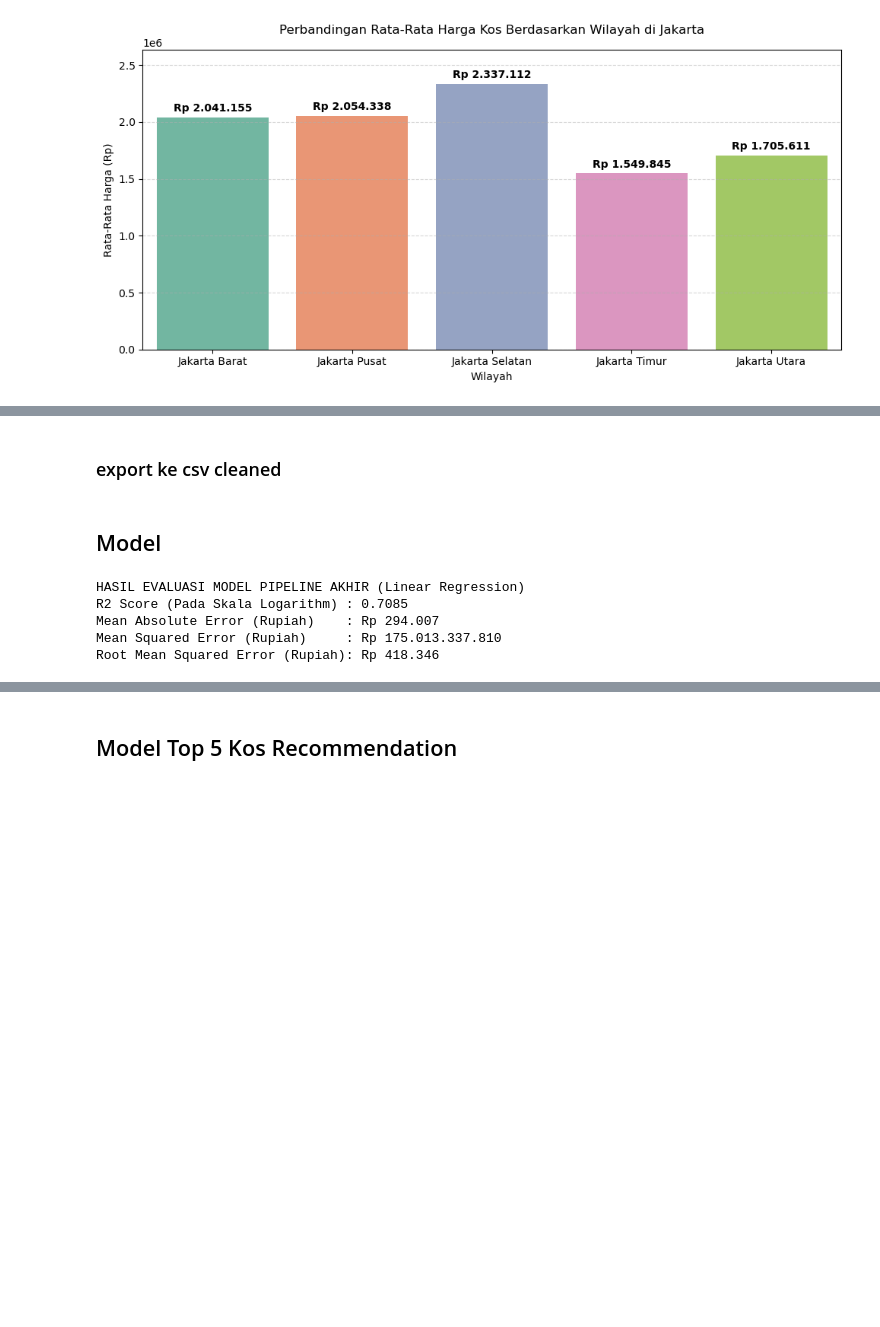
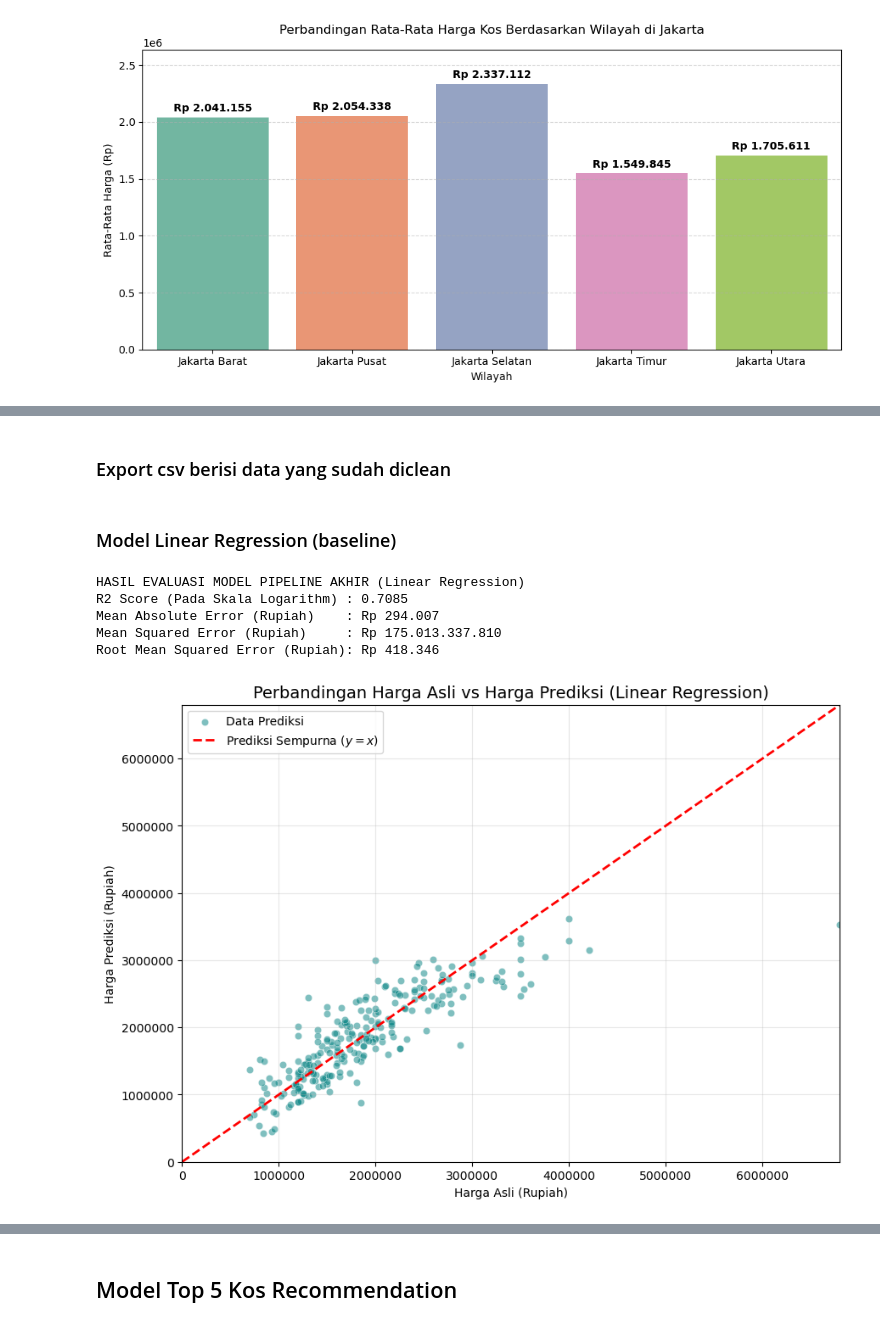
Before and after one commit to NicholasHubert/prediksi_harga_kos, a Jupyter notebook: notebooks/EDA_Model.ipynb, the cells around one changed output, grey strips where cells are left out. Saved outputs shown, nothing was run; the diff lists cells and outputs as text; code cells hidden in the pictures; blank space fills up the shorter version.

Commit message:
merapikan file eda_model.ipynb

```diff
--- a/notebooks/EDA_Model.ipynb
+++ b/notebooks/EDA_Model.ipynb
@@ -409,11 +482,11 @@ Data columns (total 39 columns):
 dtypes: float64(6), int64(29), object(4)
 memory usage: 385.3+ KB
 # %% [markdown]
-### export ke csv cleaned
+### Export csv berisi data yang sudah diclean
 # %%
 df.to_csv('../data/Data_Indekos_Jabodetabek_Mamikos_Cleaned.csv', index=False, float_format='%.2f')
 # %% [markdown]
-## Model
+### Model Linear Regression (baseline)
 # %%
 X = df.drop(columns=['price', 'location','room_name'])
 y = df['price']
@@ -445,3 +518,24 @@ R2 Score (Pada Skala Logarithm) : 0.7085
 Mean Absolute Error (Rupiah)    : Rp 294.007
 Mean Squared Error (Rupiah)     : Rp 175.013.337.810
 Root Mean Squared Error (Rupiah): Rp 418.346
+# %%
+plt.figure(figsize=(10, 7))
+
+sns.scatterplot(x=y_test, y=y_pred, alpha=0.5, color='teal', label='Data Prediksi')
+
+max_val = int(max(y_test.max(), y_pred.max()))
+plt.plot([0, max_val], [0, max_val], color='red', linestyle='--', lw=2, label='Prediksi Sempurna ($y=x$)')
+
+plt.title('Perbandingan Harga Asli vs Harga Prediksi (Linear Regression)', fontsize=14)
+plt.xlabel('Harga Asli (Rupiah)')
+plt.ylabel('Harga Prediksi (Rupiah)')
+
+plt.ticklabel_format(style='plain', axis='both')
+plt.xlim(0, max_val)
+plt.ylim(0, max_val)
+
+plt.legend()
+plt.grid(True, alpha=0.3)
+plt.show()
+# %% [output]
+[figure, added]
```
Also changed, not shown: parts of 42 cells of this notebook, 4 other files.
